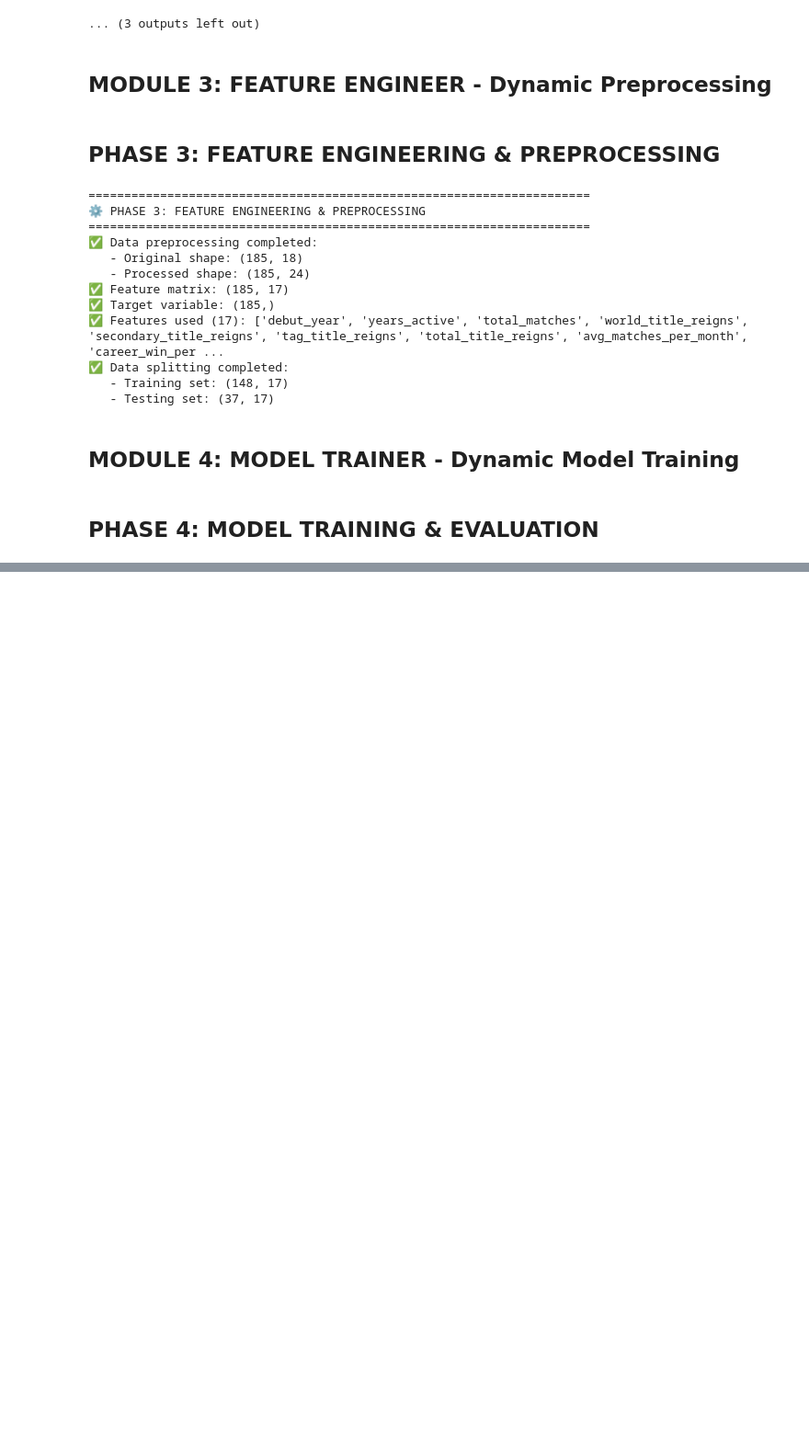
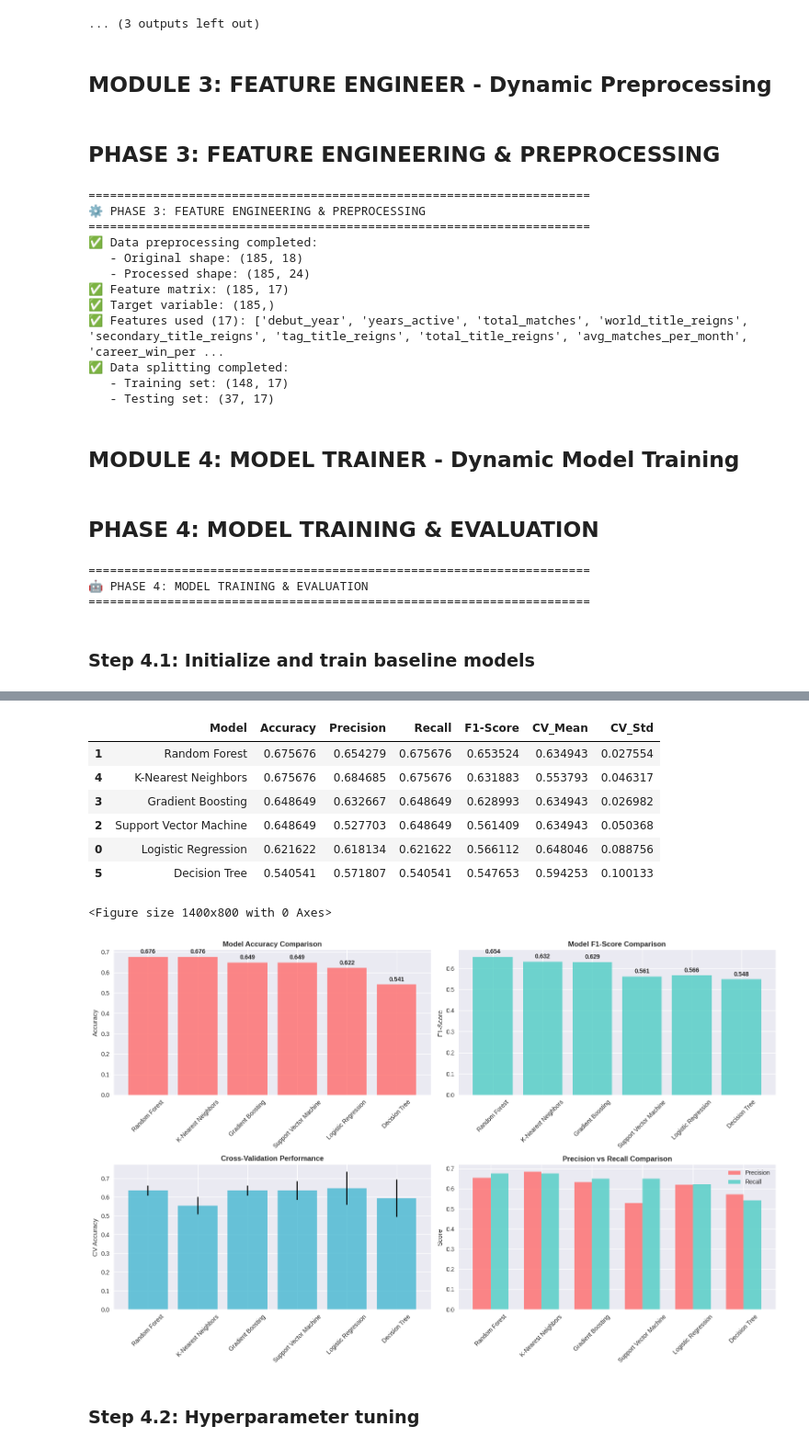
Before and after one commit to flexycode/CCMACLRL_COM231_PROJECT, a Jupyter notebook: notebook/WWE_Superstar_Popularity_Tier_Prediction.ipynb, the cells around one changed output, grey strips where cells are left out. Shown at 92% size. Drawn from its saved outputs; the diff is of its cells as text; code cells hidden in the pictures; blank space fills up the shorter version.

```diff
--- a/notebook/WWE_Superstar_Popularity_Tier_Prediction.ipynb
+++ b/notebook/WWE_Superstar_Popularity_Tier_Prediction.ipynb
@@ -889,3 +918,71 @@ class ModelTrainer:
                 return best_model_name, best_model
 # %% [markdown]
 ## PHASE 4: MODEL TRAINING & EVALUATION
+# %%
+print("\n" + "="*70)
+print("🤖 PHASE 4: MODEL TRAINING & EVALUATION")
+print("="*70)
+
+trainer = ModelTrainer(config)
+# %% [output]
+======================================================================
+🤖 PHASE 4: MODEL TRAINING & EVALUATION
+======================================================================
+# %% [markdown]
+### Step 4.1: Initialize and train baseline models
+# %%
+print("🔧 Step 4.1: Training Baseline Models...")
+trainer.initialize_models()
+baseline_results = trainer.train_baseline_models(X_train_scaled, X_test_scaled, y_train, y_test)
+
+if not baseline_results.empty:
+    print("\n🏆 BASELINE MODEL PERFORMANCE:")
+    baseline_sorted = baseline_results.sort_values('Accuracy', ascending=False)
+    display(baseline_sorted)
+
+    # Visualize baseline performance
+    plt.figure(figsize=(14, 8))
+    models = baseline_sorted['Model']
+
+    # Create subplots for different metrics
+    fig, ((ax1, ax2), (ax3, ax4)) = plt.subplots(2, 2, figsize=(16, 10))
+
+    # Accuracy comparison
+    bars1 = ax1.bar(models, baseline_sorted['Accuracy'], color=config.COLORS[0], alpha=0.8)
+    ax1.set_title('Model Accuracy Comparison', fontweight='bold', fontsize=12)
+    ax1.set_ylabel('Accuracy')
+    ax1.tick_params(axis='x', rotation=45)
+    for bar, acc in zip(bars1, baseline_sorted['Accuracy']):
+        ax1.text(bar.get_x() + bar.get_width()/2, bar.get_height() + 0.01,
+                f'{acc:.3f}', ha='center', va='bottom', fontweight='bold')
+
+    # F1-Score comparison
+    bars2 = ax2.bar(models, baseline_sorted['F1-Score'], color=config.COLORS[1], alpha=0.8)
+    ax2.set_title('Model F1-Score Comparison', fontweight='bold', fontsize=12)
+    ax2.set_ylabel('F1-Score')
+    ax2.tick_params(axis='x', rotation=45)
+    for bar, f1 in zip(bars2, baseline_sorted['F1-Score']):
+        ax2.text(bar.get_x() + bar.get_width()/2, bar.get_height() + 0.01,
+                f'{f1:.3f}', ha='center', va='bottom', fontweight='bold')
+
+    # Cross-validation performance
+    bars3 = ax3.bar(models, baseline_sorted['CV_Mean'],
+                   yerr=baseline_sorted['CV_Std'], color=config.COLORS[2], alpha=0.8, capsize=5)
+    ax3.set_title('Cross-Validation Performance', fontweight='bold', fontsize=12)
+    ax3.set_ylabel('CV Accuracy')
+    ax3.tick_params(axis='x', rotation=45)
+
+    # Precision-Recall comparison
+    width = 0.35
+    x = np.arange(len(models))
+    bars4a = ax4.bar(x - width/2, baseline_sorted['Precision'], width, label='Precision', alpha=0.8)
+    bars4b = ax4.bar(x + width/2, baseline_sorted['Recall'], width, label='Recall', alpha=0.8)
+    ax4.set_title('Precision vs Recall Comparison', fontweight='bold', fontsize=12)
+    ax4.set_ylabel('Score')
+    ax4.set_xticks(x)
+    ax4.set_xticklabels(models, rotation=45)
+    ax4.legend()
+
+    plt.tight_layout()
+    plt.show()
+# %% [output]
@@ -891,0 +1004,11 @@ class ModelTrainer:
+|  | Model | Accuracy | Precision | Recall | F1-Score | CV_Mean | CV_Std |
+| 1 | Random Forest | 0.675676 | 0.654279 | 0.675676 | 0.653524 | 0.634943 | 0.027554 |
+| 4 | K-Nearest Neighbors | 0.675676 | 0.684685 | 0.675676 | 0.631883 | 0.553793 | 0.046317 |
+| 3 | Gradient Boosting | 0.648649 | 0.632667 | 0.648649 | 0.628993 | 0.634943 | 0.026982 |
+| 2 | Support Vector Machine | 0.648649 | 0.527703 | 0.648649 | 0.561409 | 0.634943 | 0.050368 |
+| 0 | Logistic Regression | 0.621622 | 0.618134 | 0.621622 | 0.566112 | 0.648046 | 0.088756 |
+| 5 | Decision Tree | 0.540541 | 0.571807 | 0.540541 | 0.547653 | 0.594253 | 0.100133 |
+<Figure size 1400x800 with 0 Axes>
+[figure, added]
+# %% [markdown]
+### Step 4.2: Hyperparameter tuning
```
Also changed, not shown: parts of 13 cells of this notebook.
